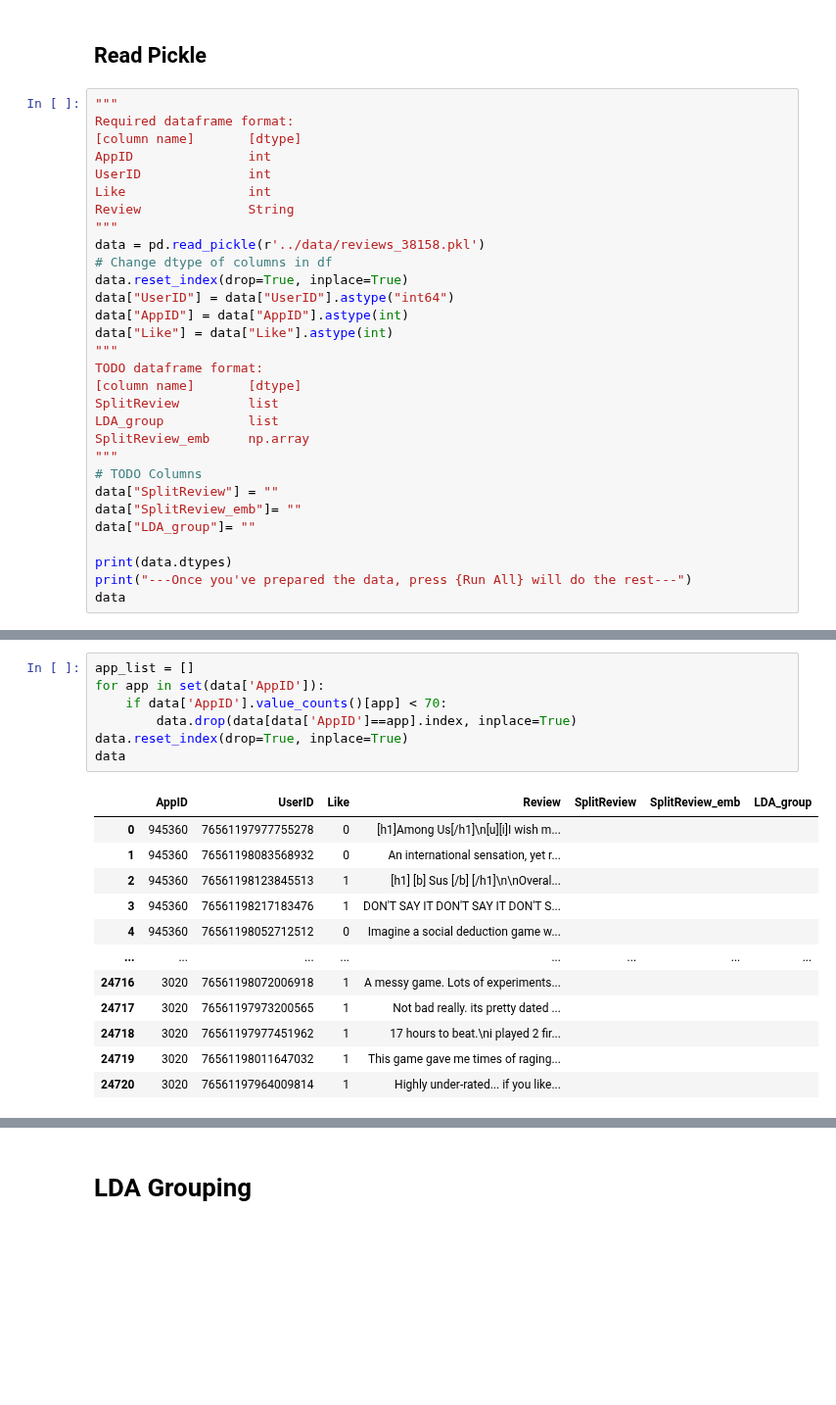
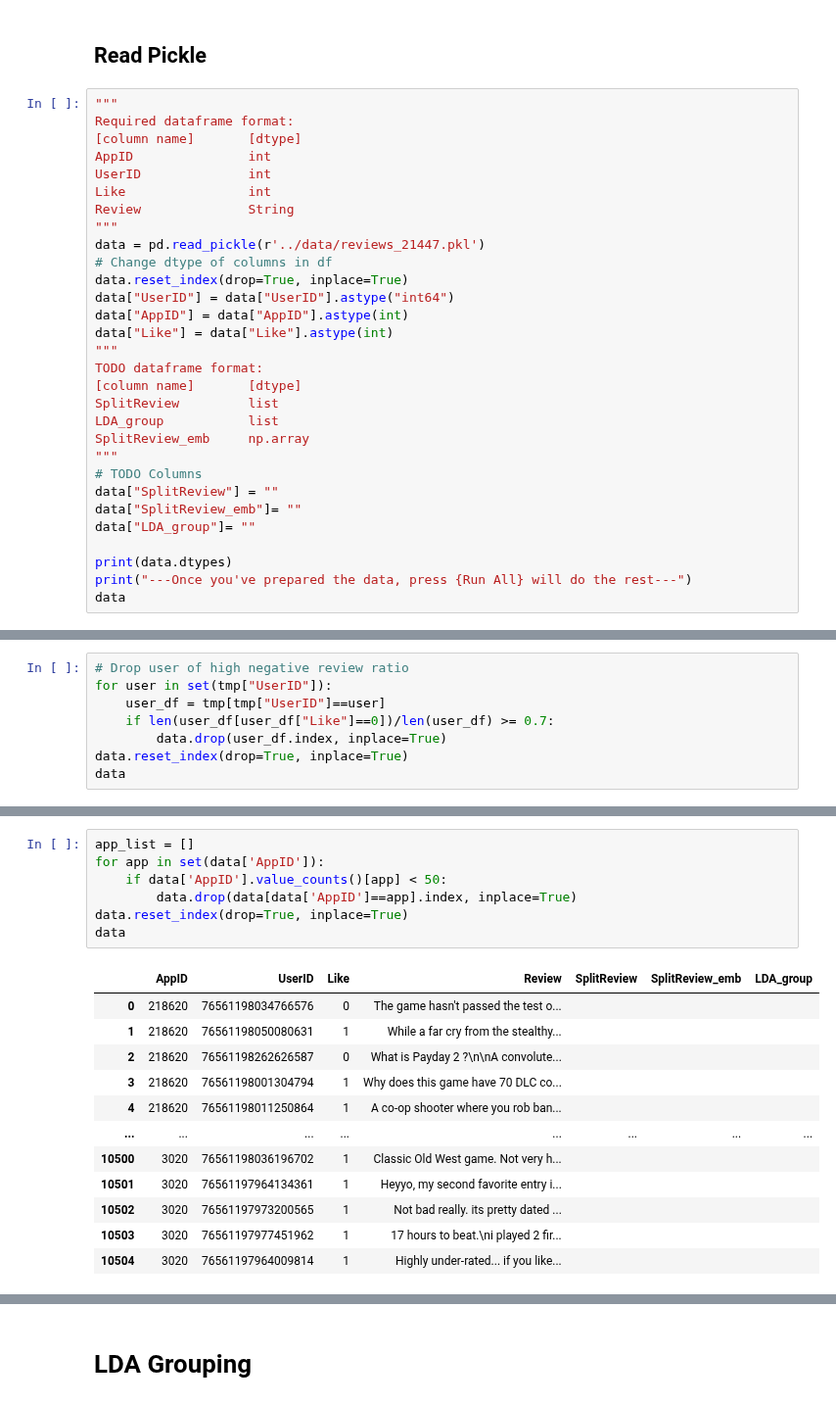
Before and after one commit to Albert40727/CL_HIAM, a Jupyter notebook: preprocess.ipynb, the cells around one changed output, grey strips where cells are left out. Shown at 98% size. Cells and saved outputs as stored; diff of their text form; blank space fills up the shorter version.

```diff
--- a/preprocess.ipynb
+++ b/preprocess.ipynb
@@ -50,7 +50,7 @@ UserID              int
 Like                int
 Review              String
 """
-data = pd.read_pickle(r'../data/reviews_38158.pkl')
+data = pd.read_pickle(r'../data/reviews_21447.pkl')
 # Change dtype of columns in df
 data.reset_index(drop=True, inplace=True)
 data["UserID"] = data["UserID"].astype("int64")
@@ -96,0 +97,8 @@ dtype: object
+# %%
+# Drop user of high negative review ratio
+for user in set(tmp["UserID"]):
+    user_df = tmp[tmp["UserID"]==user]
+    if len(user_df[user_df["Like"]==0])/len(user_df) >= 0.7:
+        data.drop(user_df.index, inplace=True)
+data.reset_index(drop=True, inplace=True)
+data
@@ -97,20 +119,20 @@ dtype: object
 # %%
 app_list = []
 for app in set(data['AppID']):
-    if data['AppID'].value_counts()[app] < 70:
+    if data['AppID'].value_counts()[app] < 50:
         data.drop(data[data['AppID']==app].index, inplace=True)
 data.reset_index(drop=True, inplace=True)
 data
 # %% [output]
 |  | AppID | UserID | Like | Review | SplitReview | SplitReview_emb | LDA_group |
-| 0 | 945360 | 76561197977755278 | 0 | [h1]Among Us[/h1]\n[u][i]I wish m... |  |  |  |
-| 1 | 945360 | 76561198083568932 | 0 | An international sensation, yet r... |  |  |  |
-| 2 | 945360 | 76561198123845513 | 1 | [h1] [b] Sus [/b] [/h1]\n\nOveral... |  |  |  |
-| 3 | 945360 | 76561198217183476 | 1 | DON'T SAY IT DON'T SAY IT DON'T S... |  |  |  |
-| 4 | 945360 | 76561198052712512 | 0 | Imagine a social deduction game w... |  |  |  |
+| 0 | 218620 | 76561198034766576 | 0 | The game hasn't passed the test o... |  |  |  |
+| 1 | 218620 | 76561198050080631 | 1 | While a far cry from the stealthy... |  |  |  |
+| 2 | 218620 | 76561198262626587 | 0 | What is Payday 2 ?\n\nA convolute... |  |  |  |
+| 3 | 218620 | 76561198001304794 | 1 | Why does this game have 70 DLC co... |  |  |  |
+| 4 | 218620 | 76561198011250864 | 1 | A co-op shooter where you rob ban... |  |  |  |
 | ... | ... | ... | ... | ... | ... | ... | ... |
-| 24716 | 3020 | 76561198072006918 | 1 | A messy game. Lots of experiments... |  |  |  |
-| 24717 | 3020 | 76561197973200565 | 1 | Not bad really. its pretty dated ... |  |  |  |
-| 24718 | 3020 | 76561197977451962 | 1 | 17 hours to beat.\ni played 2 fir... |  |  |  |
-| 24719 | 3020 | 76561198011647032 | 1 | This game gave me times of raging... |  |  |  |
-| 24720 | 3020 | 76561197964009814 | 1 | Highly under-rated... if you like... |  |  |  |
+| 10500 | 3020 | 76561198036196702 | 1 | Classic Old West game. Not very h... |  |  |  |
+| 10501 | 3020 | 76561197964134361 | 1 | Heyyo, my second favorite entry i... |  |  |  |
+| 10502 | 3020 | 76561197973200565 | 1 | Not bad really. its pretty dated ... |  |  |  |
+| 10503 | 3020 | 76561197977451962 | 1 | 17 hours to beat.\ni played 2 fir... |  |  |  |
+| 10504 | 3020 | 76561197964009814 | 1 | Highly under-rated... if you like... |  |  |  |
```
Also changed, not shown: parts of 24 cells of this notebook, 4 other files.
